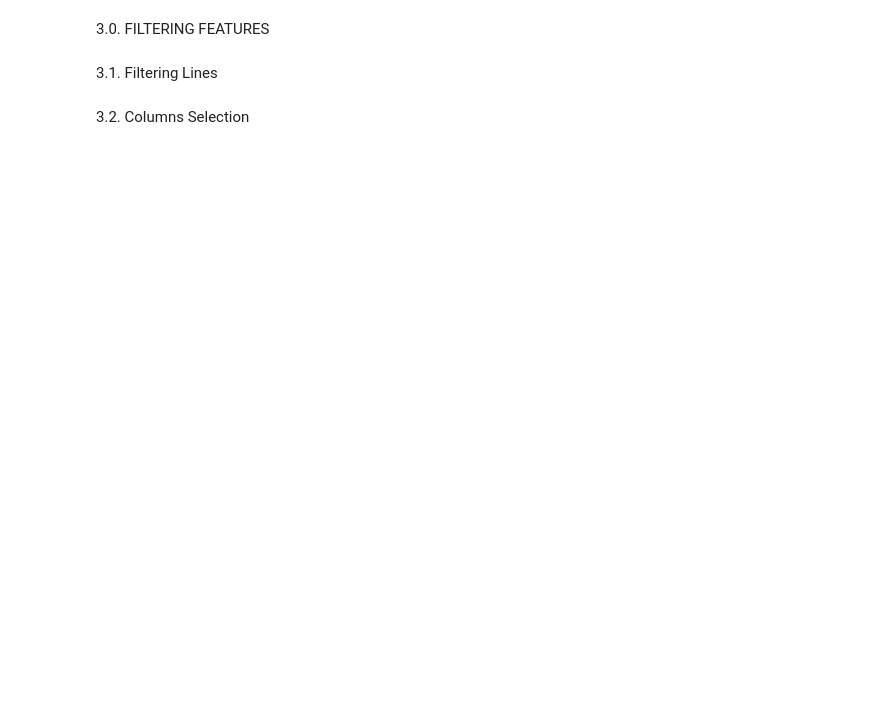
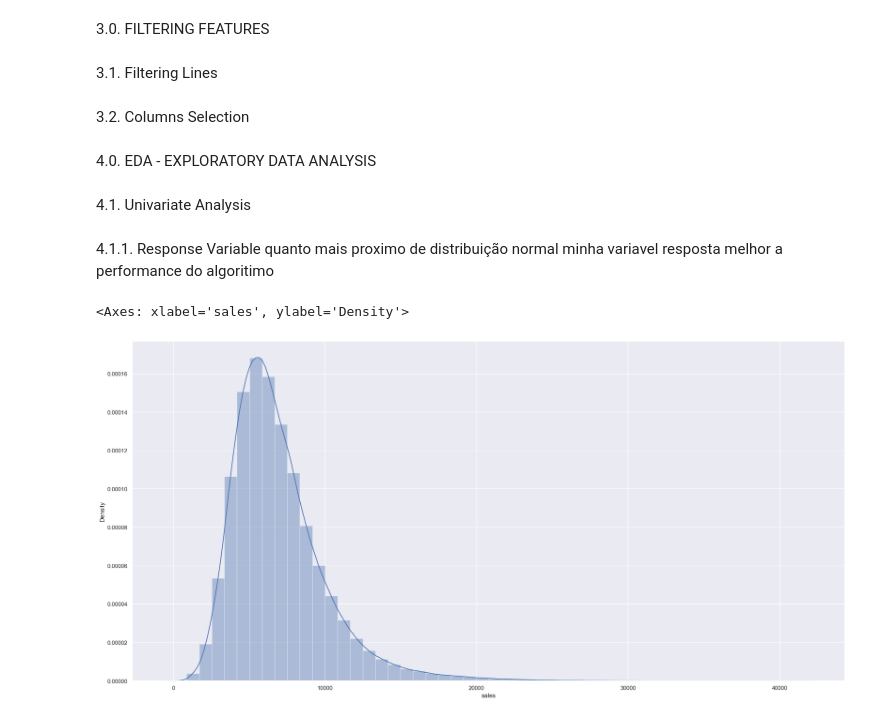
Before and after one commit to leticiafurletti/Rossmann_store_sales_prediction, a Jupyter notebook: Rossmann_project.ipynb, the cells around one changed output. Drawn from its saved outputs; the diff is of its cells as text; code cells hidden in the pictures; blank space fills up the shorter version.

```diff
--- a/Rossmann_project.ipynb
+++ b/Rossmann_project.ipynb
@@ -582,3 +689,17 @@ cols_drop = ['customers', 'open', 'promo_interval', 'month_map']
 # %%
 #deletando as colunas selecionada (axis=1 são colunas, axis=0 linhas)
 df3.drop(cols_drop, axis=1, inplace=True)
+# %% [markdown]
+4.0. EDA - EXPLORATORY DATA ANALYSIS
+# %%
+df4 = df3.copy()
+# %% [markdown]
+4.1. Univariate Analysis
+# %% [markdown]
+4.1.1. Response Variable
+quanto mais proximo de distribuição normal minha variavel resposta melhor a performance do algoritimo
+# %%
+sns.distplot(df4['sales'])
+# %% [output]
+<Axes: xlabel='sales', ylabel='Density'>
+[figure, added]
```
Also changed, not shown: parts of 52 cells of this notebook.
